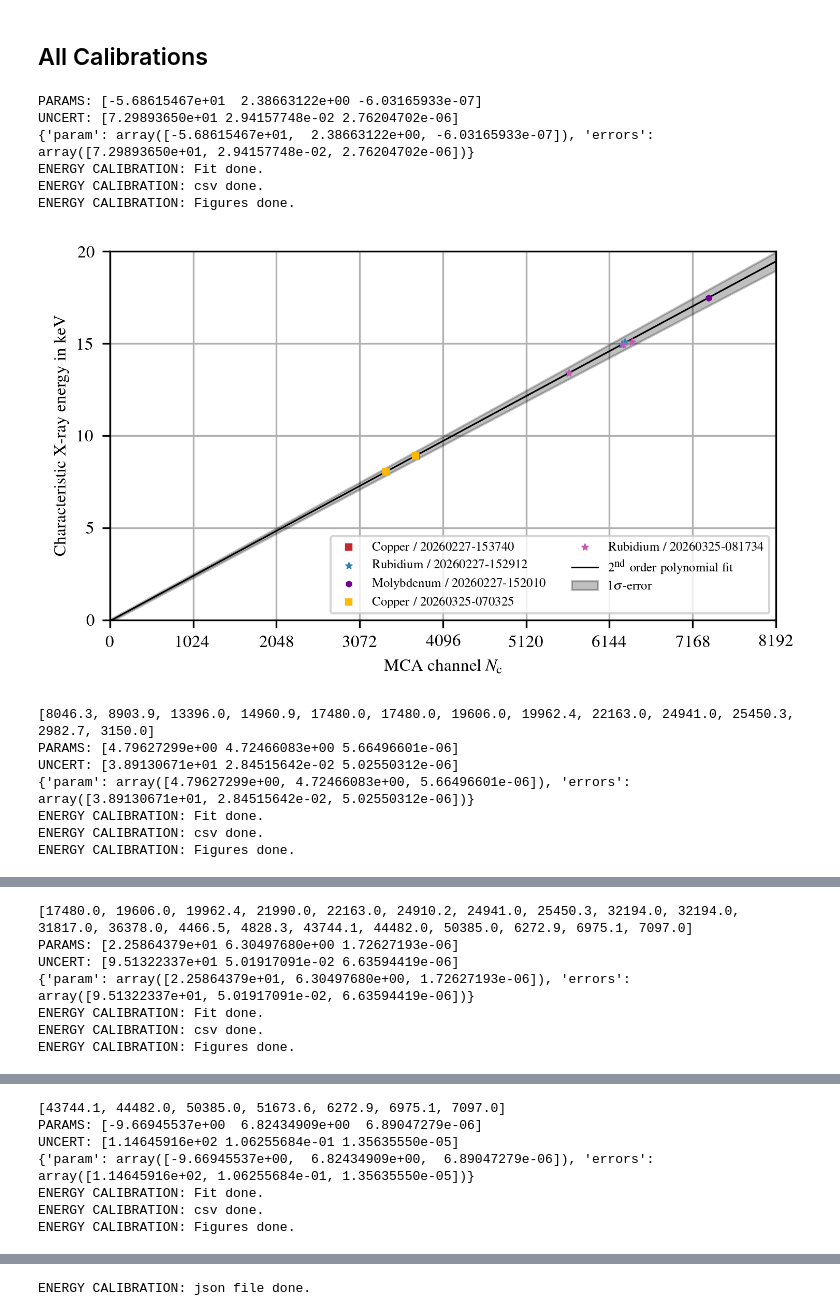
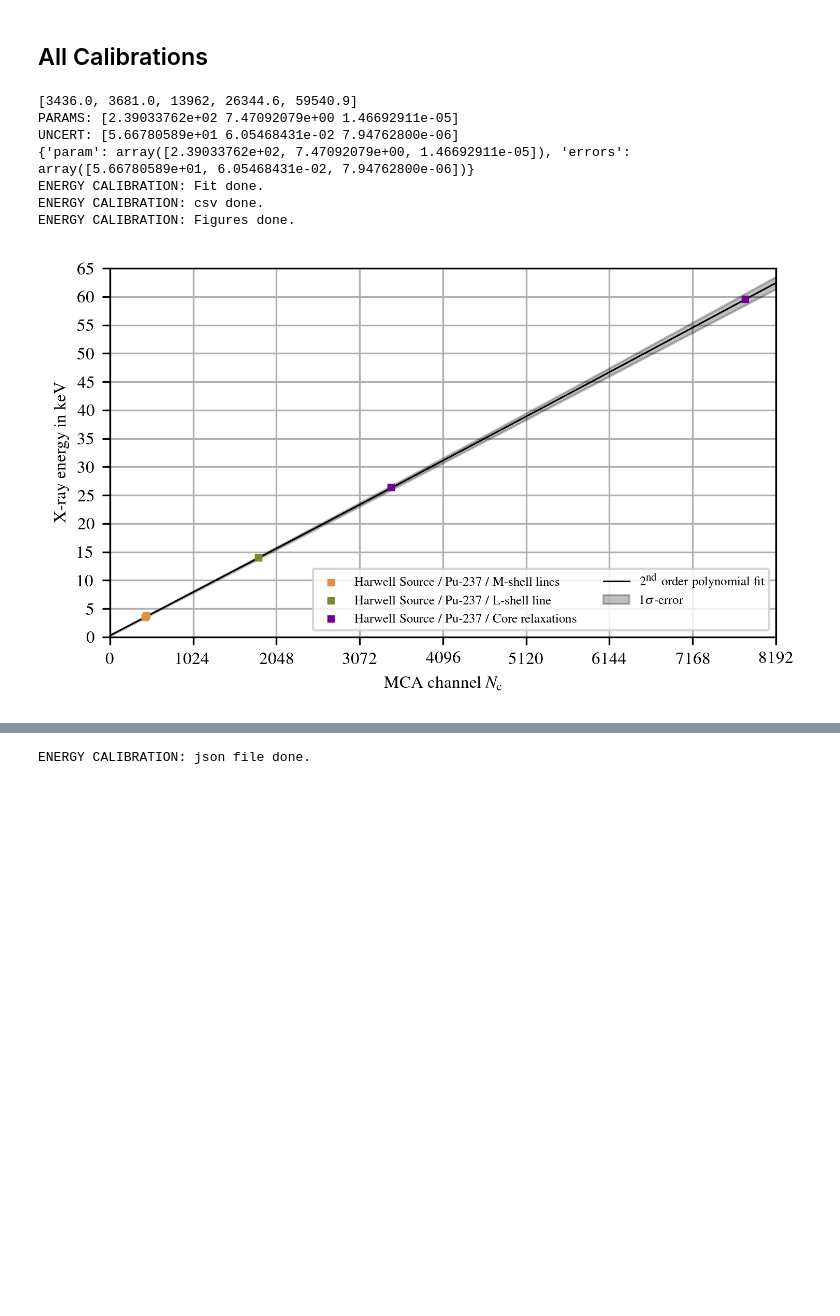
Before and after one commit to SirPhoenix007/IBA-Bonn, a Jupyter notebook: Study_2602_PIXEDetector/PIXE_EnergyCal.ipynb, the cells around one changed output, grey strips where cells are left out. Saved outputs shown, nothing was run; the diff lists cells and outputs as text; code cells hidden in the pictures; blank space fills up the shorter version.

```diff
--- a/Study_2602_PIXEDetector/PIXE_EnergyCal.ipynb
+++ b/Study_2602_PIXEDetector/PIXE_EnergyCal.ipynb
@@ -1038,37 +1112,35 @@ def EnergyCal_8192_2730(nameEnergyCal:str, measurementDate:str):
 # %% [markdown]
 ## All Calibrations
 # %%
-nameEnergyCal = 'MCA_8192-EG_10922'
-measurementDate = 'Set_B_D'
-lines_8192_10922, peaks_8192_10922, peaks_err_8192_10922, beta_export_8192_10922 = EnergyCal_8192_10922(nameEnergyCal=nameEnergyCal, measurementDate=measurementDate)
+# nameEnergyCal = 'MCA_8192-EG_10922'
+# measurementDate = 'Set_B_D'
+# lines_8192_10922, peaks_8192_10922, peaks_err_8192_10922, beta_export_8192_10922 = EnergyCal_8192_10922(nameEnergyCal=nameEnergyCal, measurementDate=measurementDate)
 
-nameEnergyCal = 'MCA_8192-EG_5461'
-measurementDate = 'Set_B_D'
-lines_8192_5461, peaks_8192_5461, peaks_err_8192_5461, beta_export_8192_5461 = EnergyCal_8192_5461(nameEnergyCal=nameEnergyCal, measurementDate=measurementDate)
+# nameEnergyCal = 'MCA_8192-EG_5461'
+# measurementDate = 'Set_B_D'
+# lines_8192_5461, peaks_8192_5461, peaks_err_8192_5461, beta_export_8192_5461 = EnergyCal_8192_5461(nameEnergyCal=nameEnergyCal, measurementDate=measurementDate)
 
-nameEnergyCal = 'MCA_8192-EG_4096'
-measurementDate = 'Set_B_D'
-lines_8192_4096, peaks_8192_4096, peaks_err_8192_4096, beta_export_8192_4096 = EnergyCal_8192_4096(nameEnergyCal=nameEnergyCal, measurementDate=measurementDate)
+# nameEnergyCal = 'MCA_8192-EG_4096'
+# measurementDate = 'Set_B_D'
+# lines_8192_4096, peaks_8192_4096, peaks_err_8192_4096, beta_export_8192_4096 = EnergyCal_8192_4096(nameEnergyCal=nameEnergyCal, measurementDate=measurementDate)
 
-nameEnergyCal = 'MCA_8192-EG_3770'
-measurementDate = 'Set_B_D'
-lines_8192_3770, peaks_8192_3770, peaks_err_8192_3770, beta_export_8192_3770 = EnergyCal_8192_3770(nameEnergyCal=nameEnergyCal, measurementDate=measurementDate)
+# nameEnergyCal = 'MCA_8192-EG_3770'
+# measurementDate = 'Set_B_D'
+# lines_8192_3770, peaks_8192_3770, peaks_err_8192_3770, beta_export_8192_3770 = EnergyCal_8192_3770(nameEnergyCal=nameEnergyCal, measurementDate=measurementDate)
 
-nameEnergyCal = 'MCA_8192-EG_2730'
-measurementDate = 'Set_B_D'
-lines_8192_2730, peaks_8192_2730, peaks_err_8192_2730, beta_export_8192_2730 = EnergyCal_8192_2730(nameEnergyCal=nameEnergyCal, measurementDate=measurementDate)
+# nameEnergyCal = 'MCA_8192-EG_2730'
+# measurementDate = 'Set_B_D'
+# lines_8192_2730, peaks_8192_2730, peaks_err_8192_2730, beta_export_8192_2730 = EnergyCal_8192_2730(nameEnergyCal=nameEnergyCal, measurementDate=measurementDate)
+
+nameEnergyCal = 'MCA_8192-EG_3400'
+measurementDate = 'Harwell_Source'
+lines_8192_3400, peaks_8192_3400, peaks_err_8192_3400, beta_export_8192_3400 = EnergyCal_8192_3400(nameEnergyCal=nameEnergyCal, measurementDate=measurementDate)
 # %% [output]
-PARAMS: [-5.68615467e+01  2.38663122e+00 -6.03165933e-07]
-UNCERT: [7.29893650e+01 2.94157748e-02 2.76204702e-06]
-{'param': array([-5.68615467e+01,  2.38663122e+00, -6.03165933e-07]), 'errors': array([7.29893650e+01, 2.94157748e-02, 2.76204702e-06])}
+[3436.0, 3681.0, 13962, 26344.6, 59540.9]
+PARAMS: [2.39033762e+02 7.47092079e+00 1.46692911e-05]
+UNCERT: [5.66780589e+01 6.05468431e-02 7.94762800e-06]
+{'param': array([2.39033762e+02, 7.47092079e+00, 1.46692911e-05]), 'errors': array([5.66780589e+01, 6.05468431e-02, 7.94762800e-06])}
 ENERGY CALIBRATION: Fit done.
 ENERGY CALIBRATION: csv done.
 ENERGY CALIBRATION: Figures done.
-[figure, old version]
+[figure, new version]
-[8046.3, 8903.9, 13396.0, 14960.9, 17480.0, 17480.0, 19606.0, 19962.4, 22163.0, 24941.0, 25450.3, 2982.7, 3150.0]
-PARAMS: [4.79627299e+00 4.72466083e+00 5.66496601e-06]
-UNCERT: [3.89130671e+01 2.84515642e-02 5.02550312e-06]
-{'param': array([4.79627299e+00, 4.72466083e+00, 5.66496601e-06]), 'errors': array([3.89130671e+01, 2.84515642e-02, 5.02550312e-06])}
-ENERGY CALIBRATION: Fit done.
-ENERGY CALIBRATION: csv done.
-ENERGY CALIBRATION: Figures done.
@@ -1076,7 +1146,0 @@ ENERGY CALIBRATION: Figures done.
-[17480.0, 19606.0, 19962.4, 21990.0, 22163.0, 24910.2, 24941.0, 25450.3, 32194.0, 32194.0, 31817.0, 36378.0, 4466.5, 4828.3, 43744.1, 44482.0, 50385.0, 6272.9, 6975.1, 7097.0]
-PARAMS: [2.25864379e+01 6.30497680e+00 1.72627193e-06]
-UNCERT: [9.51322337e+01 5.01917091e-02 6.63594419e-06]
-{'param': array([2.25864379e+01, 6.30497680e+00, 1.72627193e-06]), 'errors': array([9.51322337e+01, 5.01917091e-02, 6.63594419e-06])}
-ENERGY CALIBRATION: Fit done.
-ENERGY CALIBRATION: csv done.
-ENERGY CALIBRATION: Figures done.
@@ -1084,7 +1146,0 @@ ENERGY CALIBRATION: Figures done.
-[43744.1, 44482.0, 50385.0, 51673.6, 6272.9, 6975.1, 7097.0]
-PARAMS: [-9.66945537e+00  6.82434909e+00  6.89047279e-06]
-UNCERT: [1.14645916e+02 1.06255684e-01 1.35635550e-05]
-{'param': array([-9.66945537e+00,  6.82434909e+00,  6.89047279e-06]), 'errors': array([1.14645916e+02, 1.06255684e-01, 1.35635550e-05])}
-ENERGY CALIBRATION: Fit done.
-ENERGY CALIBRATION: csv done.
-ENERGY CALIBRATION: Figures done.
```
Also changed, not shown: parts of 6 cells of this notebook.
